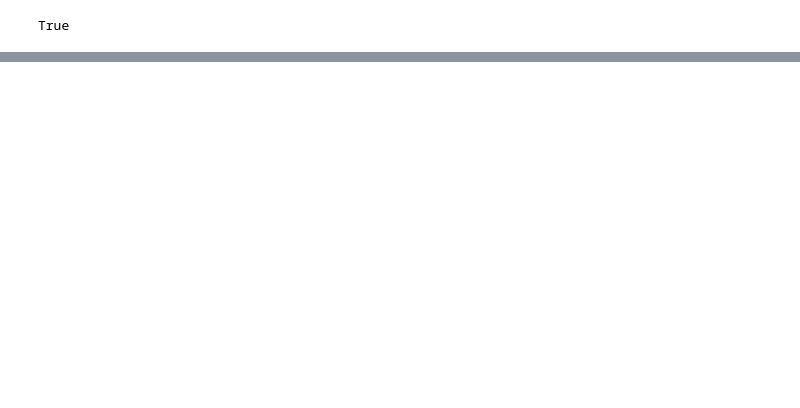
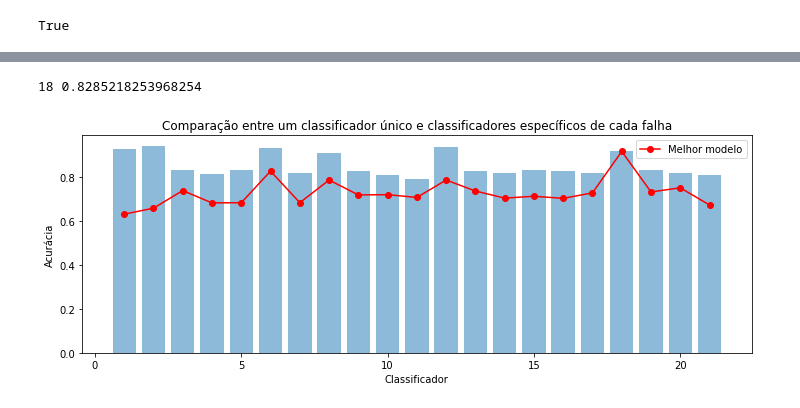
Before and after one commit to ifribeiro/RNA, a Jupyter notebook: T2/CNN_TE.ipynb, the cells around one changed output, grey strips where cells are left out. Saved outputs shown, nothing was run; the diff lists cells and outputs as text; code cells hidden in the pictures; blank space fills up the shorter version.

```diff
--- a/T2/CNN_TE.ipynb
+++ b/T2/CNN_TE.ipynb
@@ -270,0 +260,11 @@ accuracy_score(labels_pred, labels_teste)
+# %%
+dict_modelo = {}
+for modelo in range(1,22):
+    accs_modelos = []
+    trained_cnn = tf.keras.models.load_model('modelos/f{}.h5'.format(modelo))
+    for falha in range(1,22):
+        X_teste, labels_teste = get_entradas_labels_teste(arquivos_teste[falha], colunas)
+        labels_pred = np.argmax(trained_cnn.predict(X_teste, verbose=0), axis=1)
+        acc = accuracy_score(labels_pred, labels_teste)
+        accs_modelos.append(acc)
+    dict_modelo[modelo] = accs_modelos
@@ -270,0 +293,32 @@ accuracy_score(labels_pred, labels_teste)
+# %%
+means_acuracias = df_acuracias.mean(axis=1)
+argmax_mean = means_acuracias.argmax()
+# +1 porque o índice começa com 0
+print (argmax_mean+1, means_acuracias.iloc[argmax_mean])
+# %% [output]
+18 0.8285218253968254
+# %%
+melhor_modelo = tf.keras.models.load_model('modelos/f{}.h5'.format(18))
+accs_modelos = []
+accs_melhor_modelo = []
+for falha in range(1,22):
+    trained_cnn = tf.keras.models.load_model('modelos/f{}.h5'.format(falha))
+    X_teste, labels_teste = get_entradas_labels_teste(arquivos_teste[falha], colunas)
+    labels_pred = np.argmax(trained_cnn.predict(X_teste, verbose=0), axis=1)
+    acc = accuracy_score(labels_pred, labels_teste)
+    accs_modelos.append(acc)
+
+    # acurácia melhor modelo
+    labels_pred = np.argmax(melhor_modelo.predict(X_teste, verbose=0), axis=1)
+    acc = accuracy_score(labels_pred, labels_teste)
+    accs_melhor_modelo.append(acc)
+# %%
+fig, ax = plt.subplots(figsize=(12,4))
+ax.bar(range(1,22), accs_modelos, alpha=0.5)
+ax.plot(range(1,22), accs_melhor_modelo, label='Melhor modelo', c='red', marker='o')
+ax.set_xlabel("Classificador")
+ax.set_ylabel("Acurácia")
+ax.set_title("Comparação entre um classificador único e classificadores específicos de cada falha")
+plt.legend();
+# %% [output]
+[figure, added]
```
Also changed, not shown: parts of 13 cells of this notebook.
